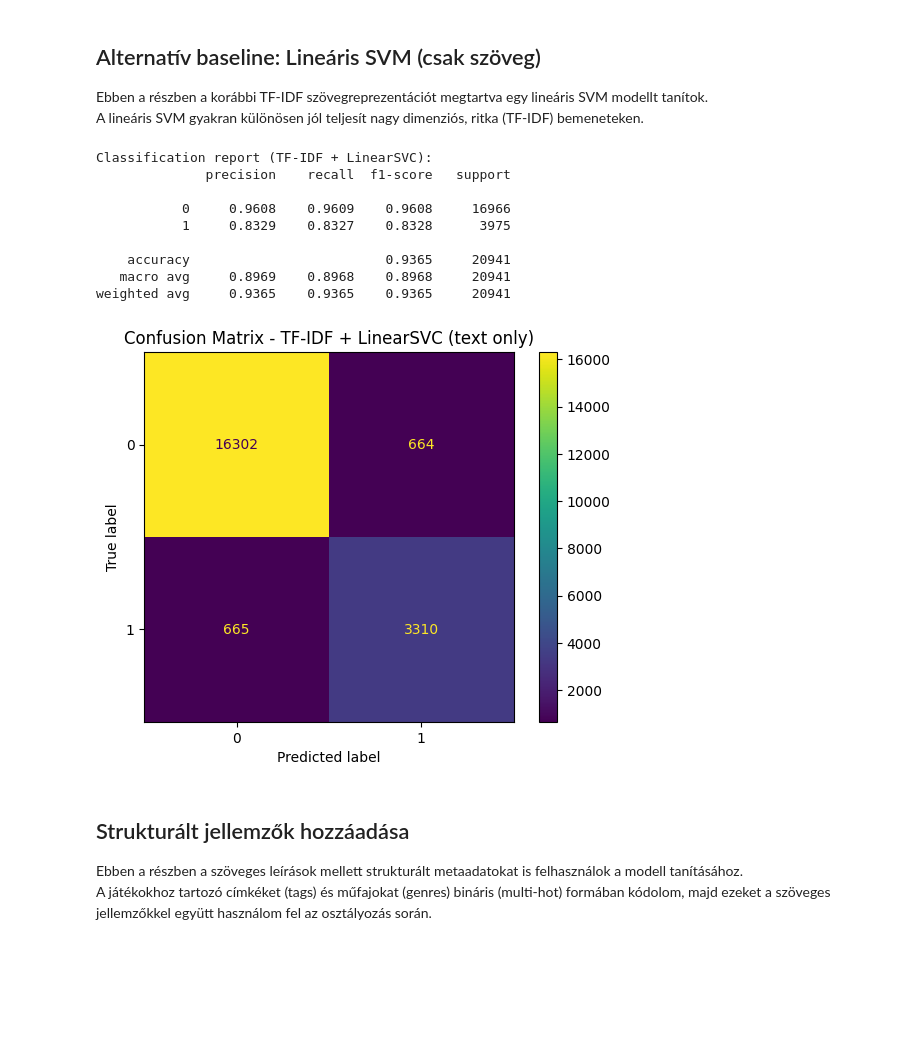
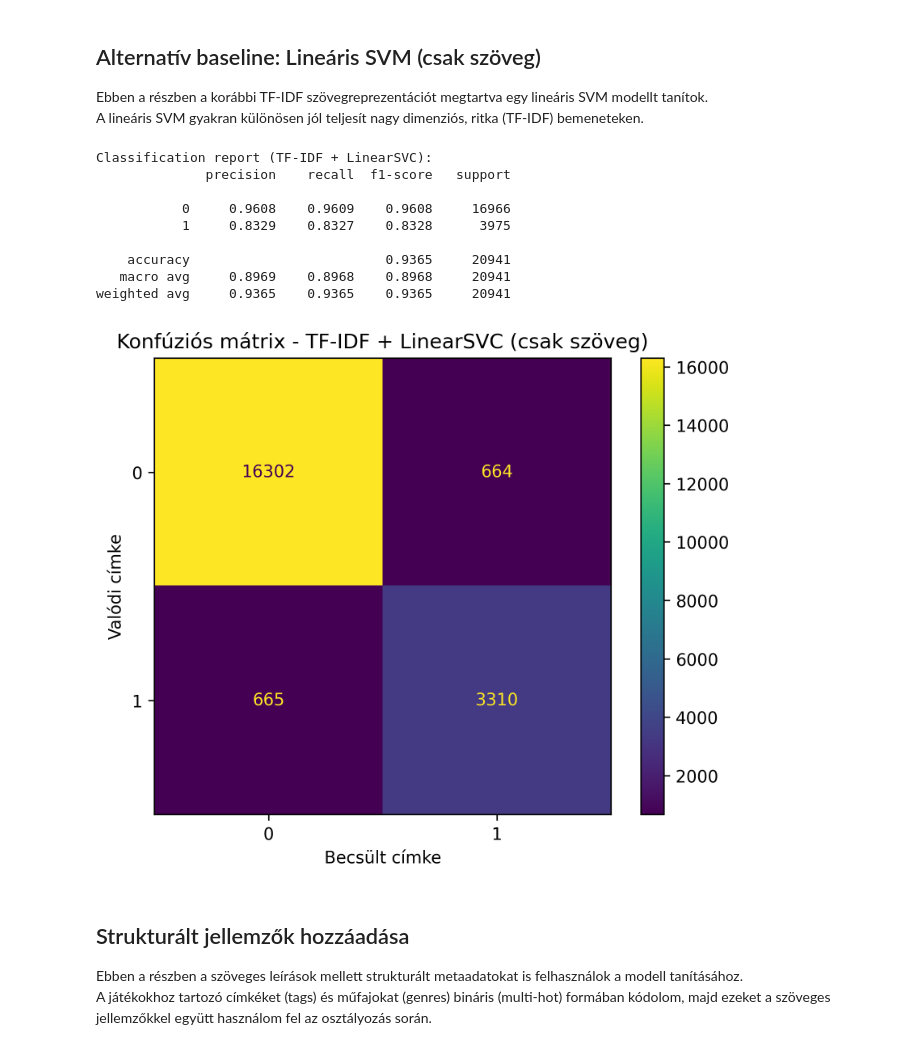
Before and after one commit to Ddavid111/videogame-data-analysis, a Jupyter notebook: notebooks/Classification/multiplayer_vs_singleplayer_classification.ipynb, the cells around one changed output. Cells and saved outputs as stored; diff of their text form; code cells hidden in the pictures; blank space fills up the shorter version.

```diff
--- a/notebooks/Classification/multiplayer_vs_singleplayer_classification.ipynb
+++ b/notebooks/Classification/multiplayer_vs_singleplayer_classification.ipynb
@@ -357,37 +499,52 @@ A lineáris SVM gyakran különösen jól teljesít nagy dimenziós, ritka (TF-I
 # %%
 svm_clf = Pipeline(steps=[
     ("tfidf", TfidfVectorizer(
         max_features=50_000,
         ngram_range=(1, 2),
         min_df=5
     )),
     ("clf", LinearSVC(
         class_weight="balanced",
         random_state=42
     ))
 ])
 
 svm_clf.fit(X_train, y_train)
 y_pred_svm = svm_clf.predict(X_test)
 
 print("Classification report (TF-IDF + LinearSVC):")
 print(classification_report(y_test, y_pred_svm, digits=4))
 
-ConfusionMatrixDisplay.from_predictions(y_test, y_pred_svm)
-plt.title("Confusion Matrix - TF-IDF + LinearSVC (text only)")
-plt.savefig(f"{OUTPUT_DIR}/confusion_matrix_tfidf_linearsvc_text_only.png")
+fig, ax = plt.subplots(figsize=(6, 4.5), dpi=300, constrained_layout=True)
+
+ConfusionMatrixDisplay.from_predictions(
+    y_test,
+    y_pred_svm,
+    ax=ax
+)
+
+ax.set_xlabel("Becsült címke")
+ax.set_ylabel("Valódi címke")
+ax.set_title("Konfúziós mátrix - TF-IDF + LinearSVC (csak szöveg)")
+
+fig.savefig(
+    f"{OUTPUT_DIR}/confusion_matrix_tfidf_linearsvc_text_only.png",
+    bbox_inches="tight",
+    pad_inches=0.2
+)
+
 plt.show()
 # %% [output]
 Classification report (TF-IDF + LinearSVC):
               precision    recall  f1-score   support
 
            0     0.9608    0.9609    0.9608     16966
            1     0.8329    0.8327    0.8328      3975
 
     accuracy                         0.9365     20941
    macro avg     0.8969    0.8968    0.8968     20941
 weighted avg     0.9365    0.9365    0.9365     20941
-[figure, old version]
+[figure, new version]
 # %% [markdown]
 ## Strukturált jellemzők hozzáadása
 
```
Also changed, not shown: parts of 15 cells of this notebook, 26 other files.
